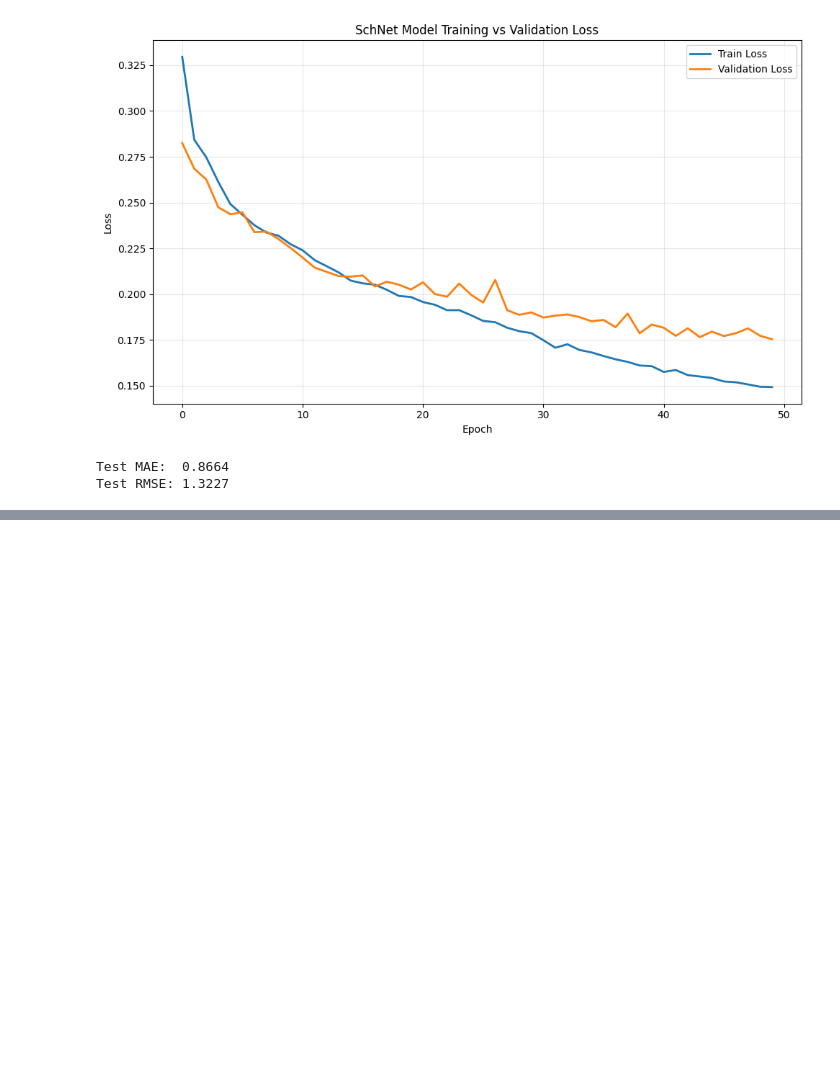
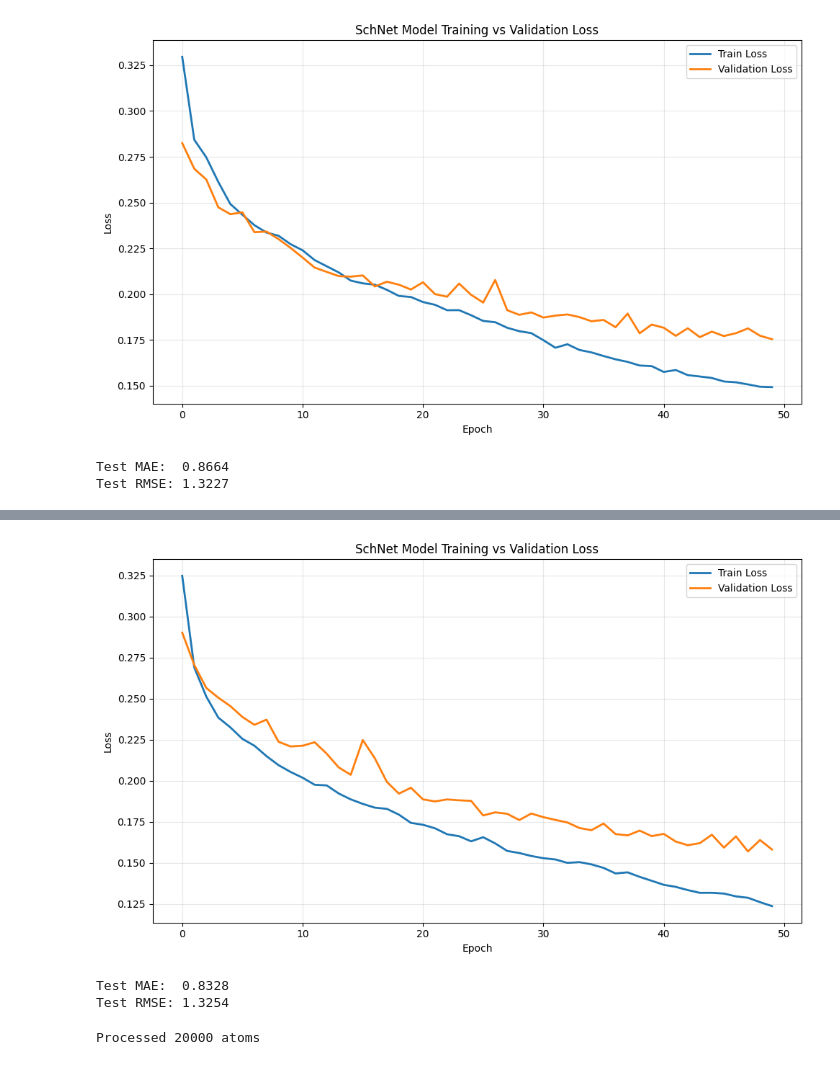
Before and after one commit to yasheshak/Chem-277B-Final-Project, a Jupyter notebook: SchNet/05_SchNet_Embedded_Alpha_Beta.ipynb, the cells around one changed output, grey strips where cells are left out. Cells and saved outputs as stored; diff of their text form; code cells hidden in the pictures; blank space fills up the shorter version.

Commit message:
Performed final run with 20k molecules and altered extract_ab helper functions

```diff
--- a/SchNet/SchNet_Embedded_Alpha_Beta.ipynb
+++ b/SchNet/05_SchNet_Embedded_Alpha_Beta.ipynb
@@ -959,0 +894,7 @@ Test RMSE: 1.3227
+# %%
+bio_model = EmbeddedSchNet(hidden_channels = 128, num_filters = 256, cutoff = 8, num_gaussians = 60, num_interactions = 6, extra_feat_dim = 2, max_num_neighbors=40).to(device)
+optimizer = torch.optim.AdamW(bio_model.parameters(), lr=5e-5, weight_decay=1e-4)
+# %%
+bio_sample = process_file(file="./train_4M/data0000.aselmdb", molecule_type= "biomolecules", max_molecules = 10000)
+bio_data = get_data(bio_sample, ["lowdin_charges"])
+bio_train, bio_val, bio_test = split_data(bio_data, 0.2, 0.2)
@@ -959,0 +903,27 @@ Test RMSE: 1.3227
+# %%
+train_scaler = feature_scaler(bio_train)
+bio_train = scale_features(bio_train, train_scaler)
+bio_val = scale_features(bio_val, train_scaler)
+bio_test = scale_features(bio_test, train_scaler)
+
+bio_model.mean, bio_model.std = obtain_mean_std(bio_train)
+bio_train = normalize_target(bio_train, bio_model.mean, bio_model.std)
+bio_val = normalize_target(bio_val, bio_model.mean, bio_model.std)
+bio_test = normalize_target(bio_test, bio_model.mean, bio_model.std)
+
+bio_train_loader = DataLoader(bio_train, batch_size=32, shuffle=True)
+bio_val_loader = DataLoader(bio_val, batch_size=32)
+bio_test_loader = DataLoader(bio_test, batch_size=32)
+# %%
+epochs = 50
+bio_train_losses = np.zeros(epochs)
+bio_val_losses = np.zeros(epochs)
+
+for epoch in range(epochs):
+    train_loss = train(bio_model, bio_train_loader)
+    val_loss = evaluate(bio_model, bio_val_loader)
+
+    bio_train_losses[epoch] = train_loss
+    bio_val_losses[epoch] = val_loss
+    if epoch % 5 == 0:
+        print(f"Epoch {epoch + 1:03d} | Train Loss: {train_loss:.4f} | Val Loss: {val_loss:.4f}")
@@ -959,0 +941,12 @@ Test RMSE: 1.3227
+# %%
+plot_losses(bio_train_losses, bio_val_losses)
+# %% [output]
+[figure, added]
+# %%
+mae, rmse = test(bio_model, bio_test_loader)
+
+print(f"Test MAE:  {mae:.4f}")
+print(f"Test RMSE: {rmse:.4f}")
+# %% [output]
+Test MAE:  0.8328
+Test RMSE: 1.3254
@@ -959,0 +956,6 @@ Test RMSE: 1.3227
+# %%
+bio_sample = process_file(file= ["./train_4M/data0000.aselmdb", "./train_4M/data0001.aselmdb"], molecule_type= "biomolecules", max_molecules = 20000)
+bio_data = get_data(bio_sample, ["lowdin_charges"])
+bio_train, bio_val, bio_test = split_data(bio_data, 0.2, 0.2)
+# %% [output]
+Processed 20000 atoms
```
Also changed, not shown: parts of 14 cells of this notebook, 1 other file.
